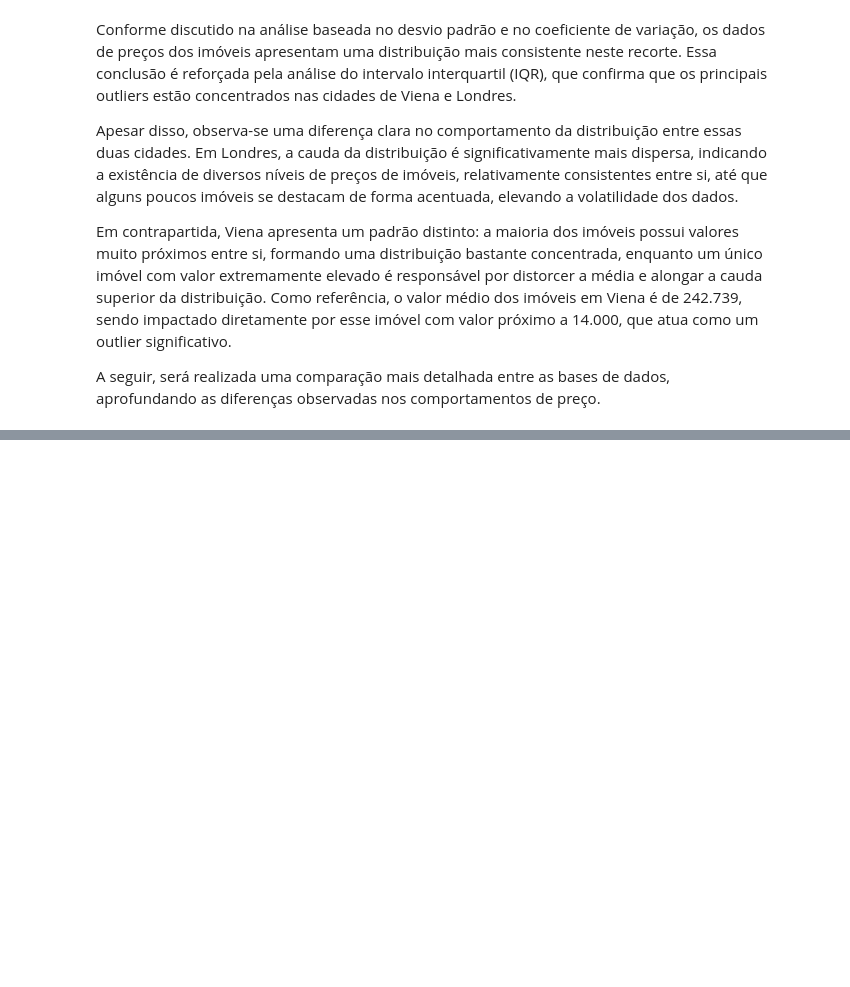
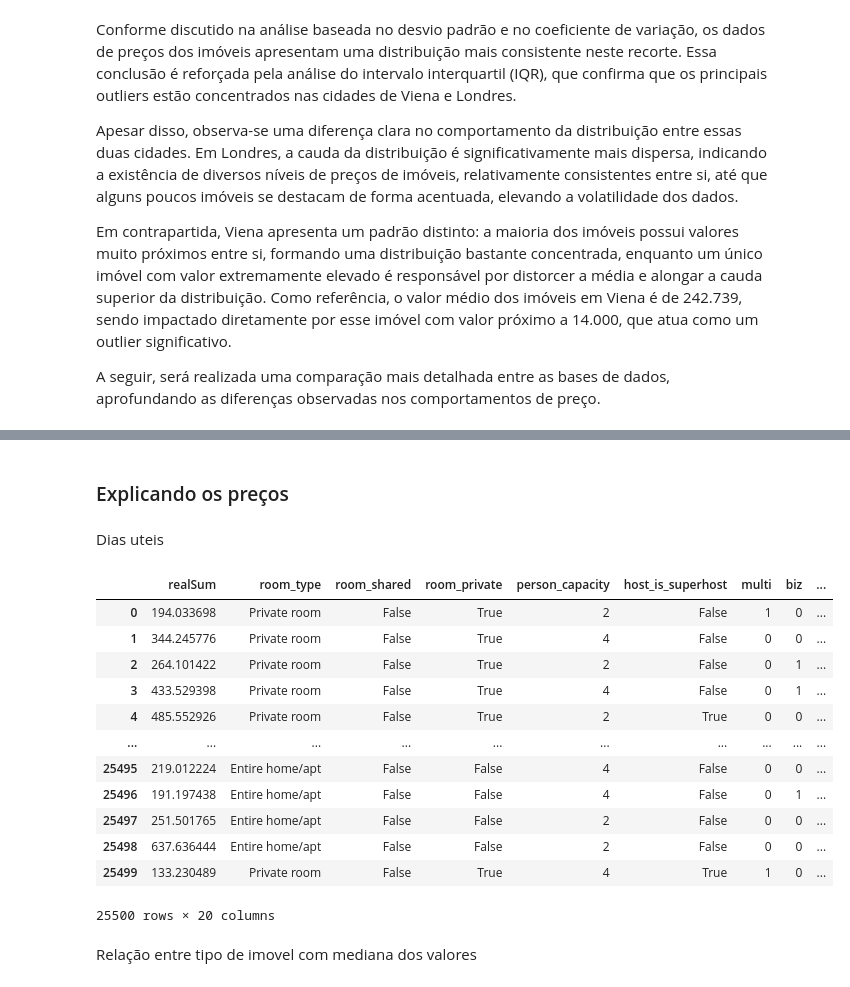
Before and after one commit to walleceoli/airbnb-europe-insights-, a Jupyter notebook: analise.ipynb, the cells around one changed output, grey strips where cells are left out. Drawn from its saved outputs; the diff is of its cells as text; code cells hidden in the pictures; blank space fills up the shorter version.

```diff
--- a/analise.ipynb
+++ b/analise.ipynb
@@ -968,0 +1033,22 @@ A seguir, será realizada uma comparação mais detalhada entre as bases de dado
+# %% [markdown]
+### Explicando os preços
+# %% [markdown]
+Dias uteis
+# %%
+df_dados_diarios
+# %% [output]
+|  | realSum | room_type | room_shared | room_private | person_capacity | host_is_superhost | multi | biz | ... |
+| 0 | 194.033698 | Private room | False | True | 2 | False | 1 | 0 | ... |
+| 1 | 344.245776 | Private room | False | True | 4 | False | 0 | 0 | ... |
+| 2 | 264.101422 | Private room | False | True | 2 | False | 0 | 1 | ... |
+| 3 | 433.529398 | Private room | False | True | 4 | False | 0 | 1 | ... |
+| 4 | 485.552926 | Private room | False | True | 2 | True | 0 | 0 | ... |
+| ... | ... | ... | ... | ... | ... | ... | ... | ... | ... |
+| 25495 | 219.012224 | Entire home/apt | False | False | 4 | False | 0 | 0 | ... |
+| 25496 | 191.197438 | Entire home/apt | False | False | 4 | False | 0 | 1 | ... |
+| 25497 | 251.501765 | Entire home/apt | False | False | 2 | False | 0 | 0 | ... |
+| 25498 | 637.636444 | Entire home/apt | False | False | 2 | False | 0 | 0 | ... |
+| 25499 | 133.230489 | Private room | False | True | 4 | True | 1 | 0 | ... |
+25500 rows × 20 columns
+# %% [markdown]
+Relação entre tipo de imovel com mediana dos valores
```
Also changed, not shown: parts of 8 cells of this notebook.
